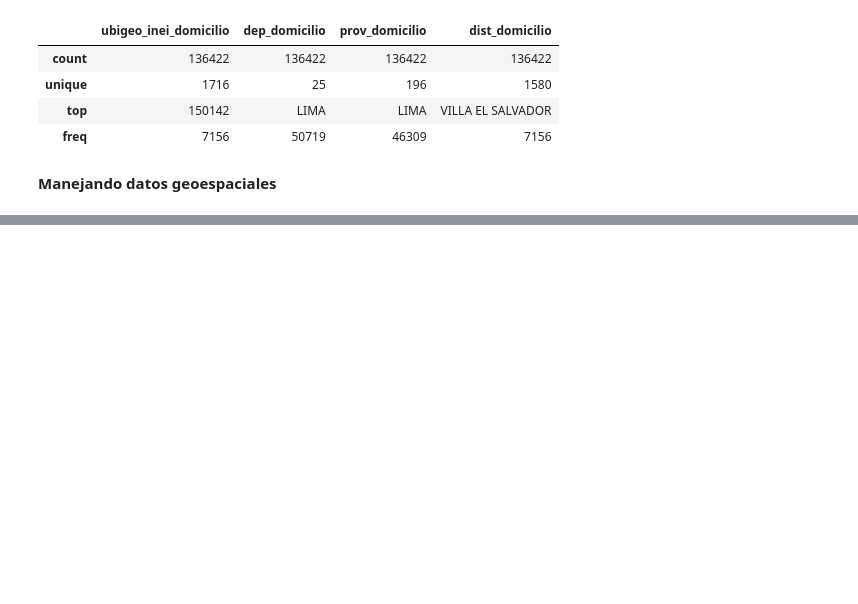
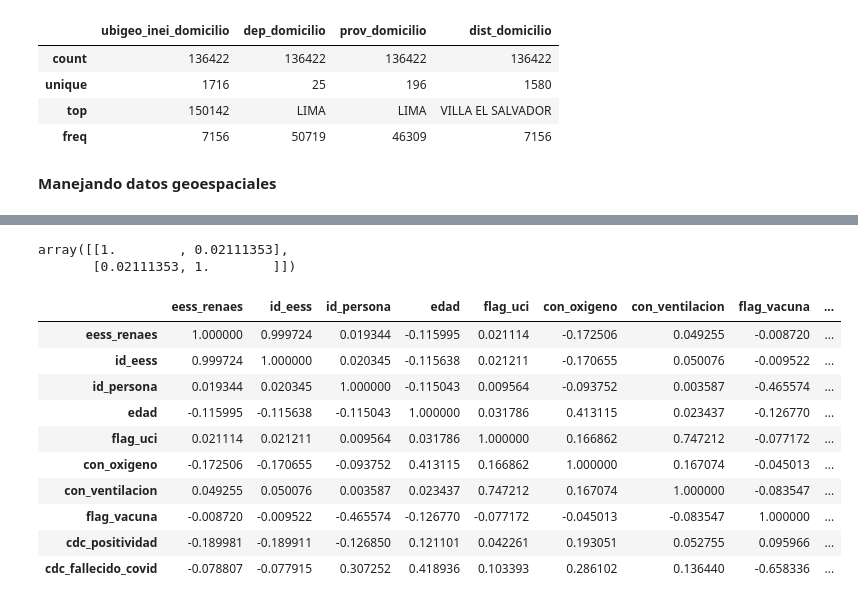
Before and after one commit to jose25050/pythonAnalyticsBootcamp, a Jupyter notebook: src/eda.ipynb, the cells around one changed output, grey strips where cells are left out. Cells and saved outputs as stored; diff of their text form; code cells hidden in the pictures; blank space fills up the shorter version.

```diff
--- a/src/eda.ipynb
+++ b/src/eda.ipynb
@@ -176,0 +231,19 @@ gdf_deps.plot()
+# %%
+np.corrcoef(df_main["eess_renaes"],df_main["flag_uci"])
+# %% [output]
+array([[1.        , 0.02111353],
+       [0.02111353, 1.        ]])
+# %%
+df_main.corr()
+# %% [output]
+|  | eess_renaes | id_eess | id_persona | edad | flag_uci | con_oxigeno | con_ventilacion | flag_vacuna | ... |
+| eess_renaes | 1.000000 | 0.999724 | 0.019344 | -0.115995 | 0.021114 | -0.172506 | 0.049255 | -0.008720 | ... |
+| id_eess | 0.999724 | 1.000000 | 0.020345 | -0.115638 | 0.021211 | -0.170655 | 0.050076 | -0.009522 | ... |
+| id_persona | 0.019344 | 0.020345 | 1.000000 | -0.115043 | 0.009564 | -0.093752 | 0.003587 | -0.465574 | ... |
+| edad | -0.115995 | -0.115638 | -0.115043 | 1.000000 | 0.031786 | 0.413115 | 0.023437 | -0.126770 | ... |
+| flag_uci | 0.021114 | 0.021211 | 0.009564 | 0.031786 | 1.000000 | 0.166862 | 0.747212 | -0.077172 | ... |
+| con_oxigeno | -0.172506 | -0.170655 | -0.093752 | 0.413115 | 0.166862 | 1.000000 | 0.167074 | -0.045013 | ... |
+| con_ventilacion | 0.049255 | 0.050076 | 0.003587 | 0.023437 | 0.747212 | 0.167074 | 1.000000 | -0.083547 | ... |
+| flag_vacuna | -0.008720 | -0.009522 | -0.465574 | -0.126770 | -0.077172 | -0.045013 | -0.083547 | 1.000000 | ... |
+| cdc_positividad | -0.189981 | -0.189911 | -0.126850 | 0.121101 | 0.042261 | 0.193051 | 0.052755 | 0.095966 | ... |
+| cdc_fallecido_covid | -0.078807 | -0.077915 | 0.307252 | 0.418936 | 0.103393 | 0.286102 | 0.136440 | -0.658336 | ... |
```
Also changed, not shown: parts of 12 cells of this notebook.
